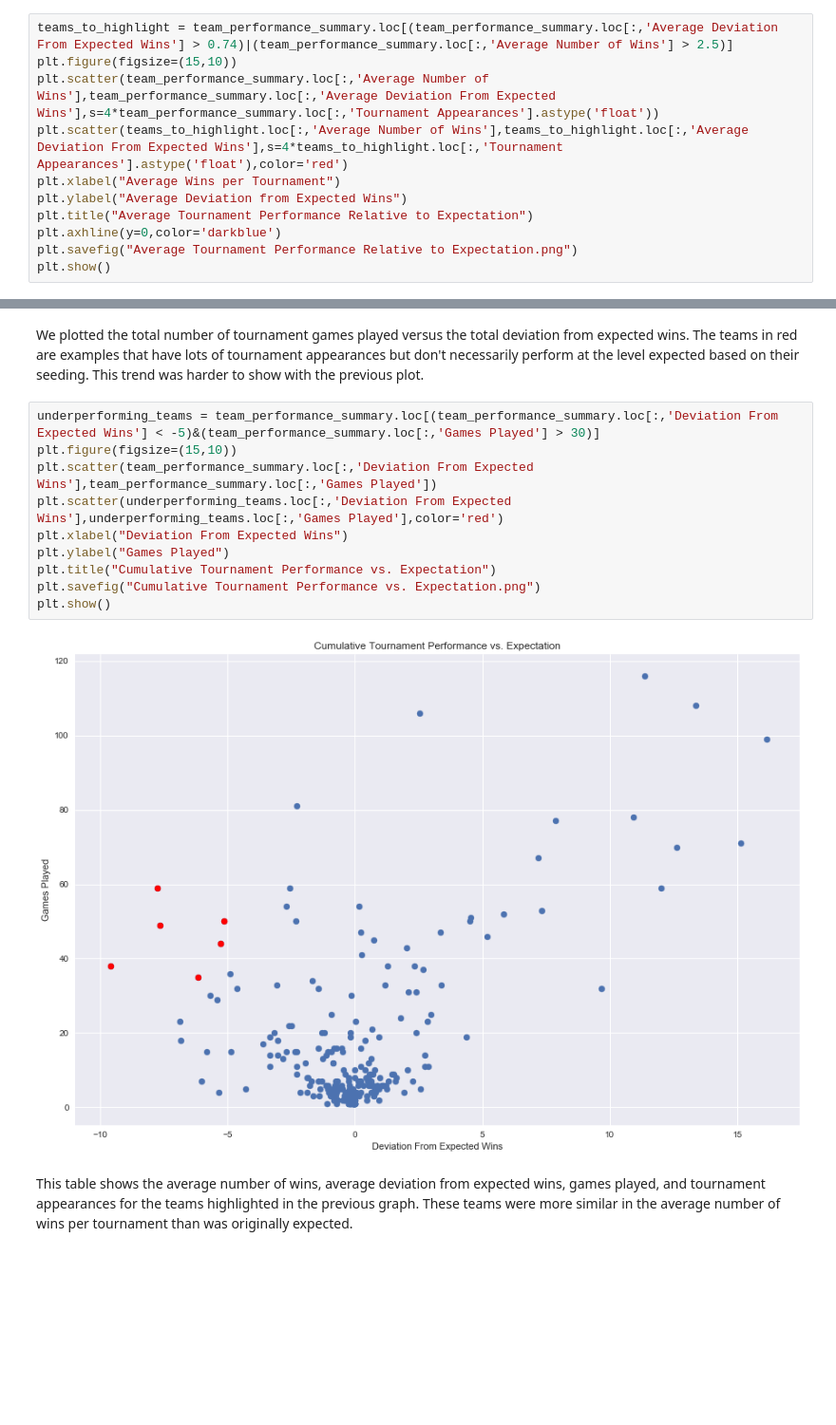
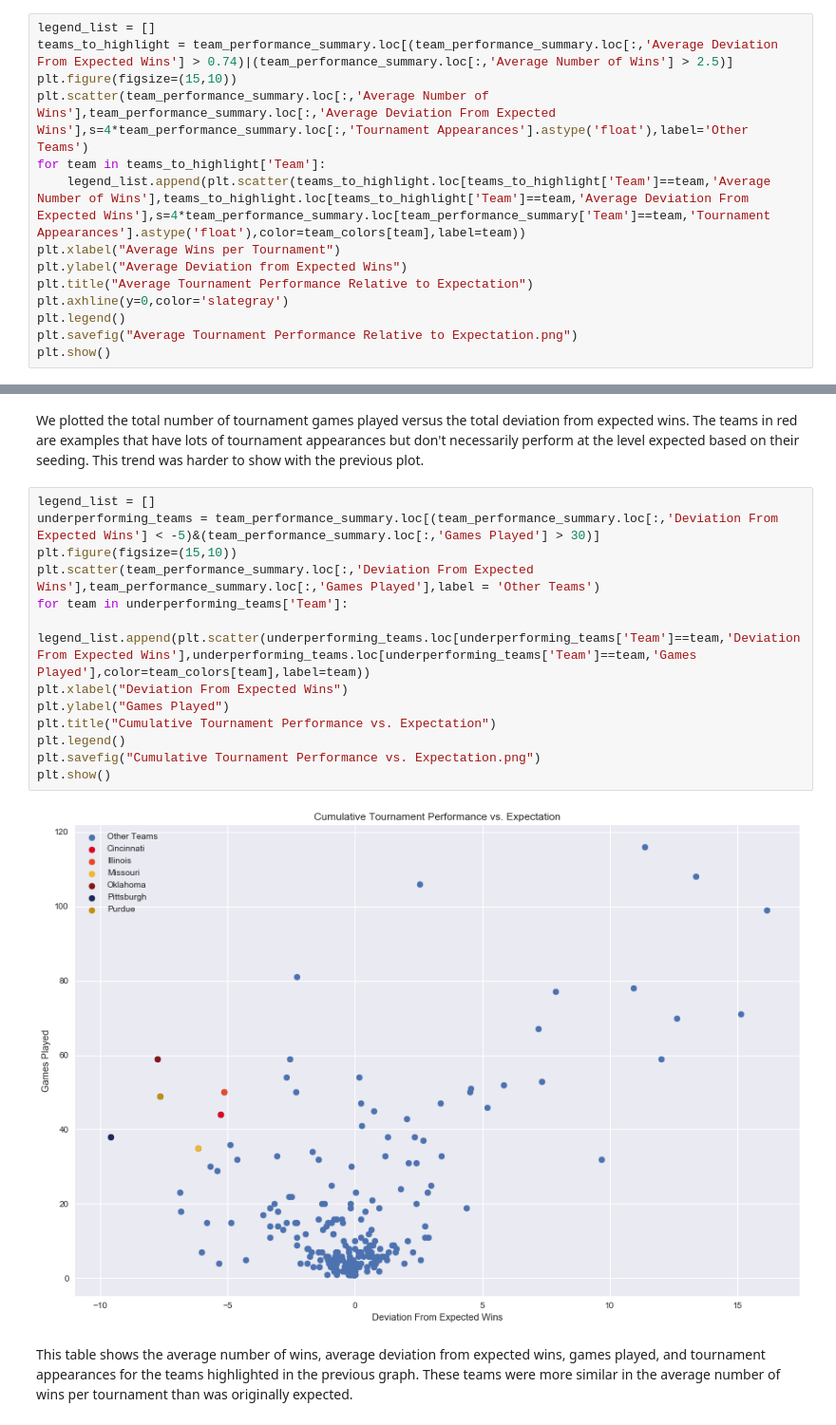
Before and after one commit to mmclaughlin87/march-madness-historical-perfomance, a Jupyter notebook: march_madness_analysis.ipynb, the cells around one changed output, grey strips where cells are left out. Shown: that part at 95% size. Drawn from its saved outputs; the diff is of its cells as text; blank space fills up the shorter version.

```diff
--- a/march_madness_analysis.ipynb
+++ b/march_madness_analysis.ipynb
@@ -555,14 +571,17 @@ plt.show()
 # %% [markdown]
 We plotted the average deviation from the expected number of wins per tournament versus the average  number of wins per tournament to showcase the teams that had overperformed their seeding and had consistently went far in the tournament. The size of the points were based on the number of total games a team has played in the tournament. The large red points on the very right side of the graph represented schools that consistently win a lot of games in the tournament and outperform their seeds. The smaller points in red didn't make as far into the tournament on average, but still overperformed their expected results.
 # %%
+legend_list = []
 teams_to_highlight = team_performance_summary.loc[(team_performance_summary.loc[:,'Average Deviation From Expected Wins'] > 0.74)|(team_performance_summary.loc[:,'Average Number of Wins'] > 2.5)]
 plt.figure(figsize=(15,10))
-plt.scatter(team_performance_summary.loc[:,'Average Number of Wins'],team_performance_summary.loc[:,'Average Deviation From Expected Wins'],s=4*team_performance_summary.loc[:,'Tournament Appearances'].astype('float'))
-plt.scatter(teams_to_highlight.loc[:,'Average Number of Wins'],teams_to_highlight.loc[:,'Average Deviation From Expected Wins'],s=4*teams_to_highlight.loc[:,'Tournament Appearances'].astype('float'),color='red')
+plt.scatter(team_performance_summary.loc[:,'Average Number of Wins'],team_performance_summary.loc[:,'Average Deviation From Expected Wins'],s=4*team_performance_summary.loc[:,'Tournament Appearances'].astype('float'),label='Other Teams')
+for team in teams_to_highlight['Team']:
+    legend_list.append(plt.scatter(teams_to_highlight.loc[teams_to_highlight['Team']==team,'Average Number of Wins'],teams_to_highlight.loc[teams_to_highlight['Team']==team,'Average Deviation From Expected Wins'],s=4*team_performance_summary.loc[team_performance_summary['Team']==team,'Tournament Appearances'].astype('float'),color=team_colors[team],label=team))
 plt.xlabel("Average Wins per Tournament")
 plt.ylabel("Average Deviation from Expected Wins")
 plt.title("Average Tournament Performance Relative to Expectation")
-plt.axhline(y=0,color='darkblue')
+plt.axhline(y=0,color='slategray')
+plt.legend()
 plt.savefig("Average Tournament Performance Relative to Expectation.png")
 plt.show()
 # %% [output]
@@ -587,17 +606,20 @@ teams_to_highlight.loc[:,['Team','Average Number of Wins','Average Deviation Fro
 # %% [markdown]
 We plotted the total number of tournament games played versus the total deviation from expected wins. The teams in red are examples that have lots of tournament appearances but don't necessarily perform at the level expected based on their seeding. This trend was harder to show with the previous plot.
 # %%
+legend_list = []
 underperforming_teams = team_performance_summary.loc[(team_performance_summary.loc[:,'Deviation From Expected Wins'] < -5)&(team_performance_summary.loc[:,'Games Played'] > 30)]
 plt.figure(figsize=(15,10))
-plt.scatter(team_performance_summary.loc[:,'Deviation From Expected Wins'],team_performance_summary.loc[:,'Games Played'])
-plt.scatter(underperforming_teams.loc[:,'Deviation From Expected Wins'],underperforming_teams.loc[:,'Games Played'],color='red')
+plt.scatter(team_performance_summary.loc[:,'Deviation From Expected Wins'],team_performance_summary.loc[:,'Games Played'],label = 'Other Teams')
+for team in underperforming_teams['Team']:
+    legend_list.append(plt.scatter(underperforming_teams.loc[underperforming_teams['Team']==team,'Deviation From Expected Wins'],underperforming_teams.loc[underperforming_teams['Team']==team,'Games Played'],color=team_colors[team],label=team))
 plt.xlabel("Deviation From Expected Wins")
 plt.ylabel("Games Played")
 plt.title("Cumulative Tournament Performance vs. Expectation")
+plt.legend()
 plt.savefig("Cumulative Tournament Performance vs. Expectation.png")
 plt.show()
 # %% [output]
-[figure, old version]
+[figure, new version]
 # %% [markdown]
 This table shows the average number of wins, average deviation from expected wins, games played, and tournament appearances for the teams highlighted in the previous graph. These teams were more similar in the average number of wins per tournament than was originally expected.
 # %%
```
Also changed, not shown: parts of 7 cells of this notebook, 1 other file.
